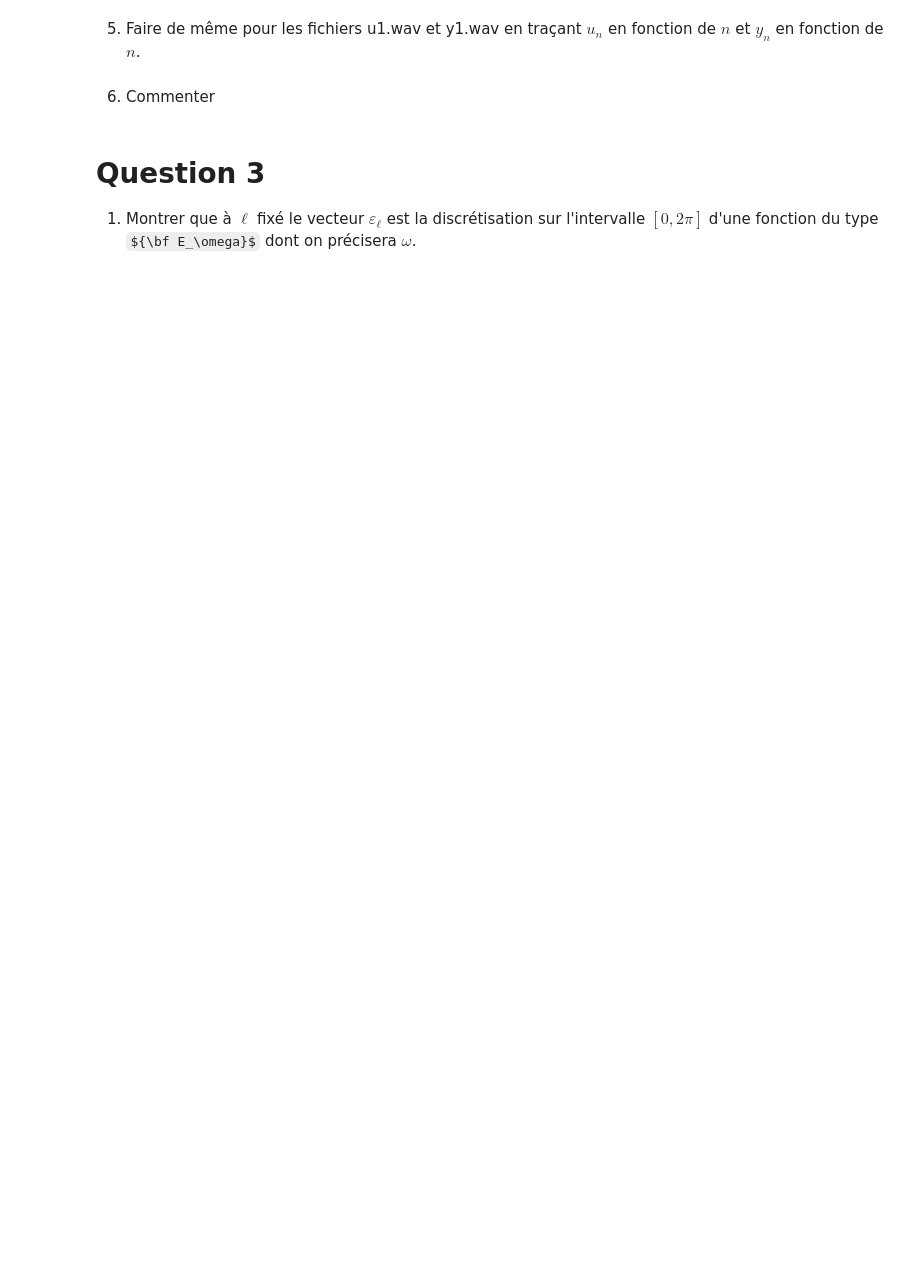
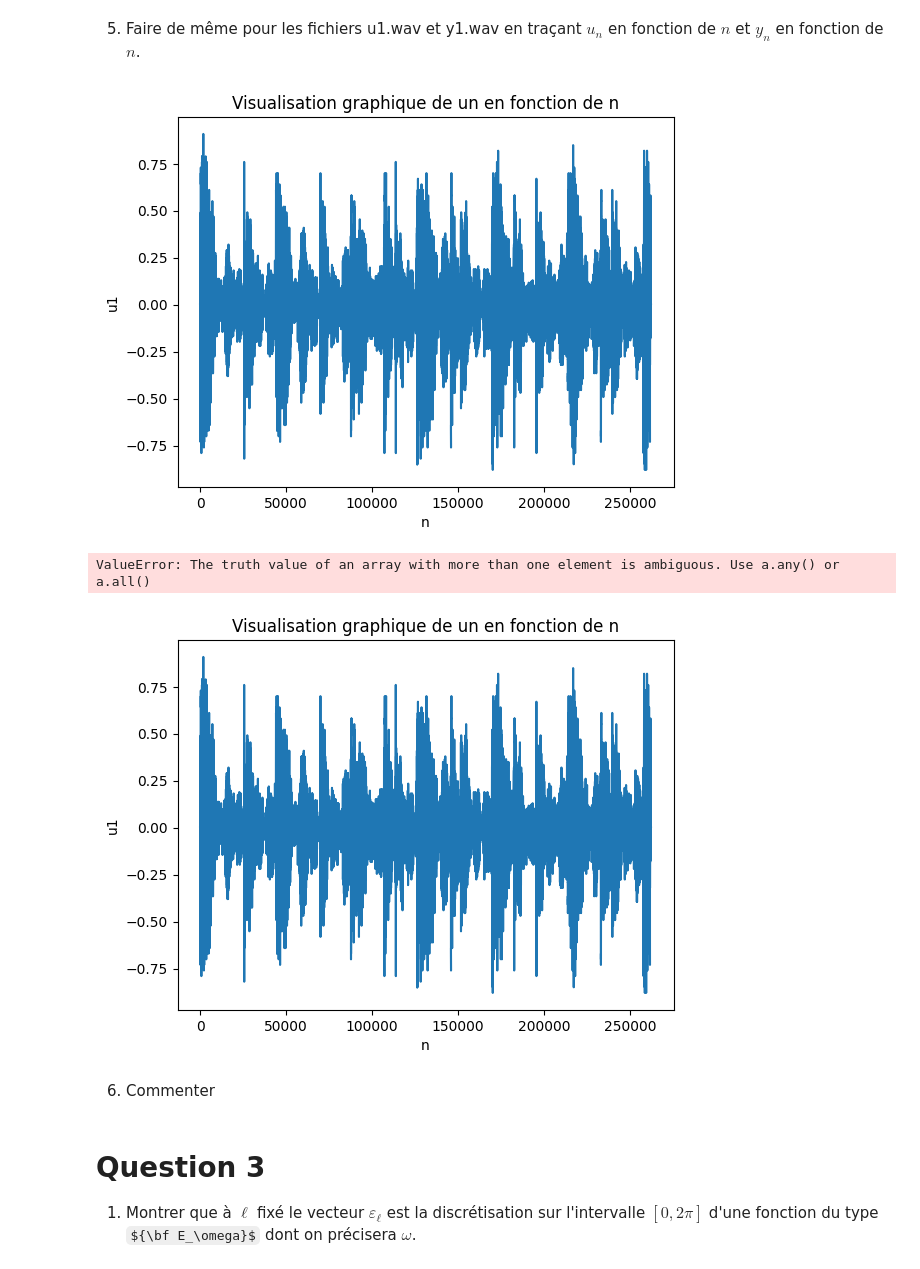
Before and after one commit to kenzalittlegenius/audio-denoising-fourier, a Jupyter notebook: DCC1_Projet_Debruitage_NoteBook.ipynb, the cells around one changed output. Cells and saved outputs as stored; diff of their text form; code cells hidden in the pictures; some formulas as TeX source; blank space fills up the shorter version.

```diff
--- a/DCC1_Projet_Debruitage_NoteBook.ipynb
+++ b/DCC1_Projet_Debruitage_NoteBook.ipynb
@@ -108,5 +161,35 @@ fs4, y1 = wavfile.read("Sons à télécharger-20260125/y1.wav")
 # %% [markdown]
 5.  Faire de même pour les fichiers u1.wav et y1.wav en traçant $u_n$ en fonction de $n$ et $y_n$ en fonction de $n$.
+# %%
+#5 Visualisation graphique de u1 en fonction de n
+plt.title(f"Visualisation graphique de un en fonction de n")
+n = np.arange(u1.size)
+
+#abscisse
+plt.xlabel("n")
+#ordonnées
+plt.ylabel("u1")
+
+plt.plot(n,u1)
+plt.show(n, u1)
+
+
+
+#5 Visualisation graphique de y1 en fonction de n
+plt.title(f"Visualisation graphique de yn en fonction de n")
+n = np.arange(y1.size)
+
+#abscisse
+plt.xlabel("n")
+#ordonnées
+plt.ylabel("y1")
+
+plt.plot(n,y1)
+plt.show()
+# %% [output]
+[figure, added]
+ValueError: The truth value of an array with more than one element is ambiguous. Use a.any() or a.all()
+[figure, added]
 # %% [markdown]
 6. Commenter
 # %% [markdown]
```
Also changed, not shown: parts of 3 cells of this notebook.
